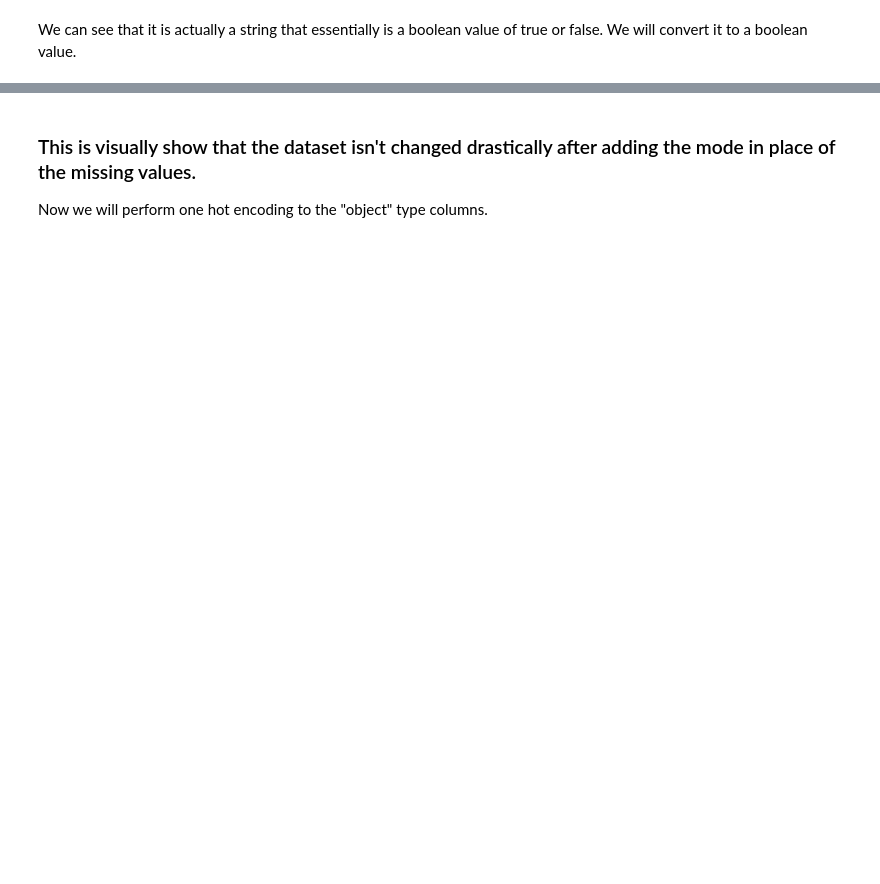
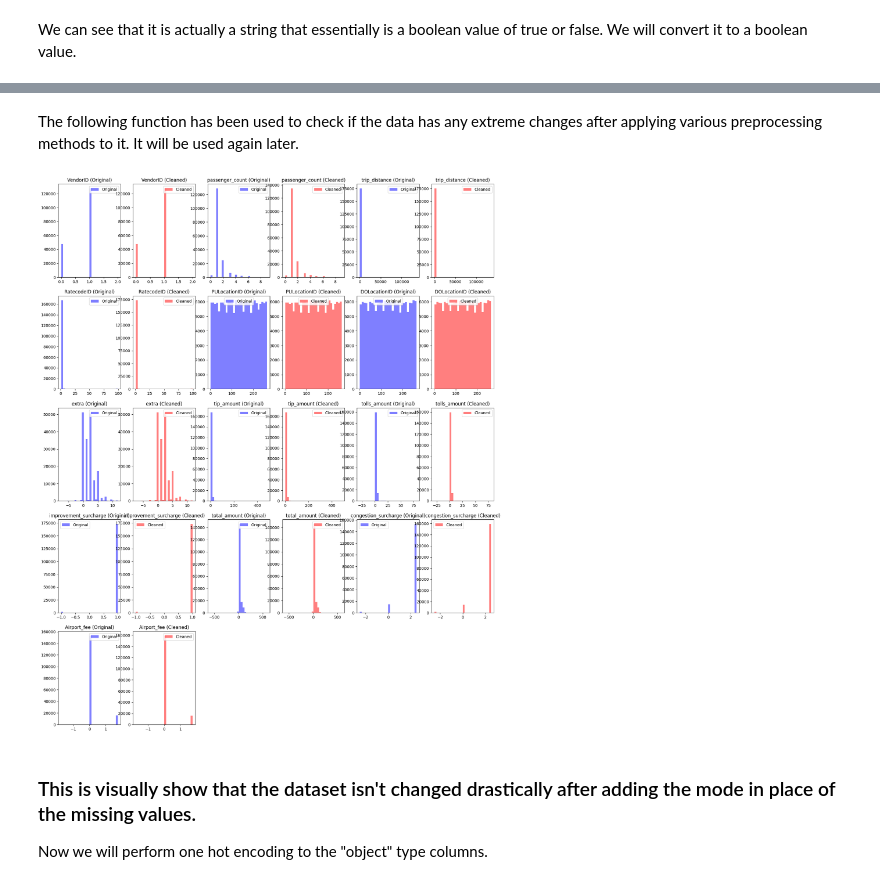
Before and after one commit to Wambyat/MLP-Project, a Jupyter notebook: main.ipynb, the cells around one changed output, grey strips where cells are left out. Drawn from its saved outputs; the diff is of its cells as text; code cells hidden in the pictures; blank space fills up the shorter version.

```diff
--- a/main.ipynb
+++ b/main.ipynb
@@ -51,3 +160,5 @@ train['Airport_fee'].fillna(train['Airport_fee'].mode()[0], inplace=True)
+# %% [markdown]
+The following function has been used to check if the data has any extreme changes after applying various preprocessing methods to it. It will be used again later.
 # %%
 import matplotlib.pyplot as plt
 def get_vis():
@@ -70,42 +181,36 @@ def get_vis():
     if 'payment_type_Wallet' in numerical_cols:
         numerical_cols = numerical_cols.drop('payment_type_Wallet')
     if 'payment_type_unknown' in numerical_cols:
         numerical_cols = numerical_cols.drop('payment_type_unknown')
 
-    # Set the number of columns for subplots
     n_cols = 6
-
-    # Calculate the number of rows needed for subplots
     n_rows = (2 * len(numerical_cols) + n_cols - 1) // n_cols
 
-    # Create a figure and axes with subplots
     fig, axes = plt.subplots(nrows=n_rows, ncols=n_cols, figsize=(20, 5*n_rows))
 
     for i, column in enumerate(numerical_cols):
-        # Calculate the row and column indices for the original and cleaned datasets
         row_orig = 2 * i // n_cols
         col_orig = 2 * i % n_cols
         row_clean = (2 * i + 1) // n_cols
         col_clean = (2 * i + 1) % n_cols
 
-        # Plot histogram for original dataset
         axes[row_orig, col_orig].hist(train_og[column].dropna(), bins=30, alpha=0.5, color='b', label='Original')
         axes[row_orig, col_orig].set_title(f'{column} (Original)')
         axes[row_orig, col_orig].legend()
 
-        # Plot histogram for cleaned dataset
         axes[row_clean, col_clean].hist(train[column].dropna(), bins=30, alpha=0.5, color='r', label='Cleaned')
         axes[row_clean, col_clean].set_title(f'{column} (Cleaned)')
         axes[row_clean, col_clean].legend()
 
-    # Remove empty subplots
     if (2 * len(numerical_cols)) % n_cols:
         for j in range((2 * len(numerical_cols)) % n_cols, n_cols):
             fig.delaxes(axes[n_rows-1, j])
 
     plt.show()
 
-# get_vis()
+get_vis()
+# %% [output]
+[figure, added]
 # %% [markdown]
 ### This is visually show that the dataset isn't changed drastically after adding the mode in place of the missing values.
 Now we will perform one hot encoding to the "object" type columns.
```
Also changed, not shown: parts of 96 cells of this notebook, 1 other file.
